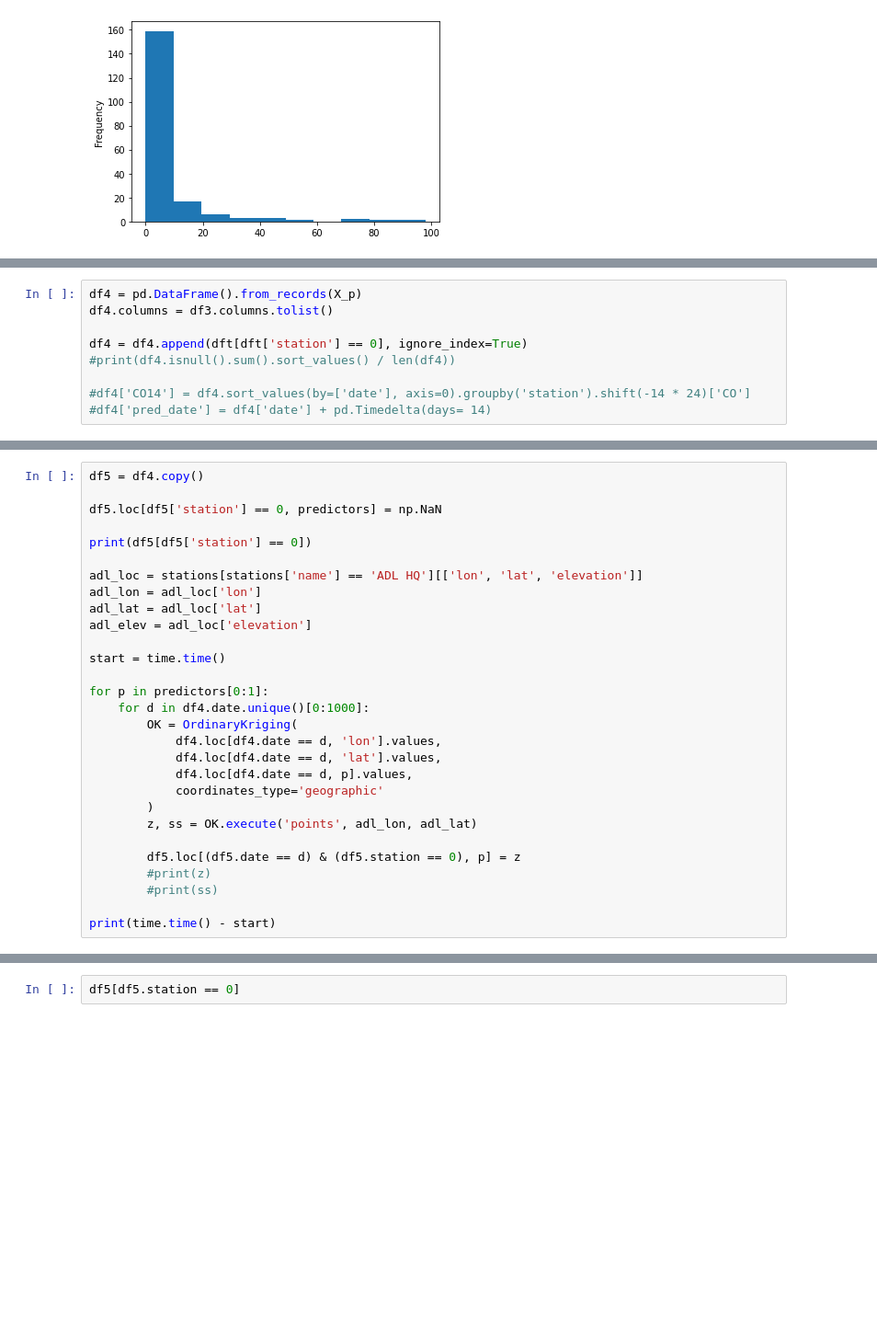
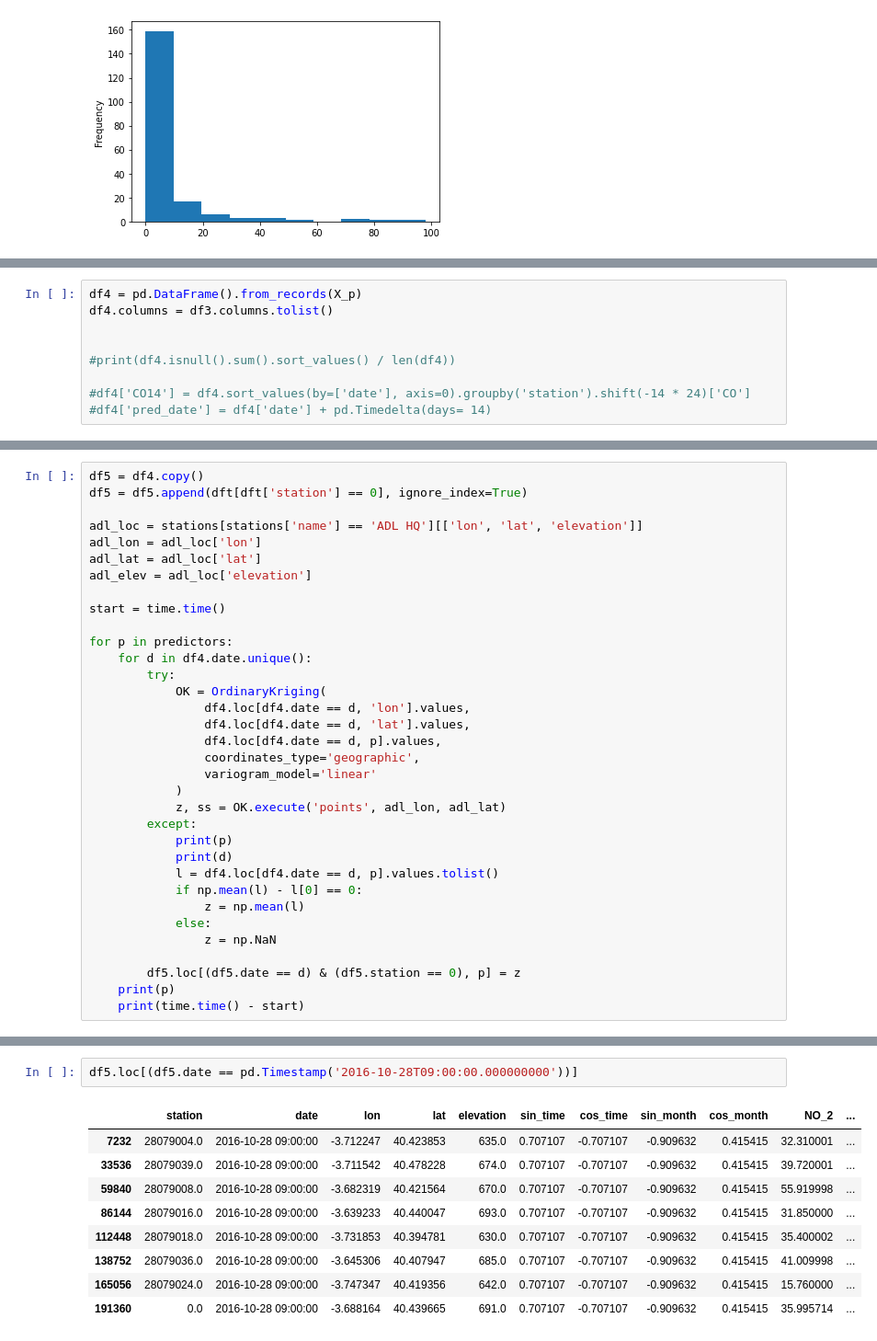
Before and after one commit to owrior/ADL_Project, a Jupyter notebook: adl.exploration.ipynb, the cells around one changed output, grey strips where cells are left out. Shown at 92% size. Cells and saved outputs as stored; diff of their text form; blank space fills up the shorter version.

Commit message:
Started moving processes from exploration to etl and missing_imputation.

```diff
--- a/adl.exploration.ipynb
+++ b/adl.exploration.ipynb
@@ -302,7 +312,7 @@ X_p = np.concatenate((X[:, :2], imputer.fit_transform(X[:, 2:])), axis=1)
 df4 = pd.DataFrame().from_records(X_p)
 df4.columns = df3.columns.tolist()
 
-df4 = df4.append(dft[dft['station'] == 0], ignore_index=True)
+
 #print(df4.isnull().sum().sort_values() / len(df4))
 
 #df4['CO14'] = df4.sort_values(by=['date'], axis=0).groupby('station').shift(-14 * 24)['CO']
@@ -310,9 +322,6 @@ df4 = df4.append(dft[dft['station'] == 0], ignore_index=True)
 # %%
 df5 = df4.copy()
-
-df5.loc[df5['station'] == 0, predictors] = np.NaN
-
-print(df5[df5['station'] == 0])
+df5 = df5.append(dft[dft['station'] == 0], ignore_index=True)
 
 adl_loc = stations[stations['name'] == 'ADL HQ'][['lon', 'lat', 'elevation']]
 adl_lon = adl_loc['lon']
@@ -321,18 +330,26 @@ adl_elev = adl_loc['elevation']
 
 start = time.time()
 
-for p in predictors[0:1]:
-    for d in df4.date.unique()[0:1000]:
-        OK = OrdinaryKriging(
-            df4.loc[df4.date == d, 'lon'].values,
-            df4.loc[df4.date == d, 'lat'].values,
-            df4.loc[df4.date == d, p].values,
-            coordinates_type='geographic'
-        )
-        z, ss = OK.execute('points', adl_lon, adl_lat)
+for p in predictors:
+    for d in df4.date.unique():
+        try:
+            OK = OrdinaryKriging(
+                df4.loc[df4.date == d, 'lon'].values,
+                df4.loc[df4.date == d, 'lat'].values,
+                df4.loc[df4.date == d, p].values,
+                coordinates_type='geographic',
+                variogram_model='linear'
+            )
+            z, ss = OK.execute('points', adl_lon, adl_lat)
+        except:
+            print(p)
+            print(d)
+            l = df4.loc[df4.date == d, p].values.tolist()
+            if np.mean(l) - l[0] == 0:
+                z = np.mean(l)
+            else:
+                z = np.NaN
 
         df5.loc[(df5.date == d) & (df5.station == 0), p] = z
-        #print(z)
-        #print(ss)
-
-print(time.time() - start)
+    print(p)
+    print(time.time() - start)
@@ -339,2 +375,12 @@ print(time.time() - start)
-# %%
-df5[df5.station == 0]
+# %%
+df5.loc[(df5.date == pd.Timestamp('2016-10-28T09:00:00.000000000'))]
+# %% [output]
+|  | station | date | lon | lat | elevation | sin_time | cos_time | sin_month | cos_month | NO_2 | ... |
+| 7232 | 28079004.0 | 2016-10-28 09:00:00 | -3.712247 | 40.423853 | 635.0 | 0.707107 | -0.707107 | -0.909632 | 0.415415 | 32.310001 | ... |
+| 33536 | 28079039.0 | 2016-10-28 09:00:00 | -3.711542 | 40.478228 | 674.0 | 0.707107 | -0.707107 | -0.909632 | 0.415415 | 39.720001 | ... |
+| 59840 | 28079008.0 | 2016-10-28 09:00:00 | -3.682319 | 40.421564 | 670.0 | 0.707107 | -0.707107 | -0.909632 | 0.415415 | 55.919998 | ... |
+| 86144 | 28079016.0 | 2016-10-28 09:00:00 | -3.639233 | 40.440047 | 693.0 | 0.707107 | -0.707107 | -0.909632 | 0.415415 | 31.850000 | ... |
+| 112448 | 28079018.0 | 2016-10-28 09:00:00 | -3.731853 | 40.394781 | 630.0 | 0.707107 | -0.707107 | -0.909632 | 0.415415 | 35.400002 | ... |
+| 138752 | 28079036.0 | 2016-10-28 09:00:00 | -3.645306 | 40.407947 | 685.0 | 0.707107 | -0.707107 | -0.909632 | 0.415415 | 41.009998 | ... |
+| 165056 | 28079024.0 | 2016-10-28 09:00:00 | -3.747347 | 40.419356 | 642.0 | 0.707107 | -0.707107 | -0.909632 | 0.415415 | 15.760000 | ... |
+| 191360 | 0.0 | 2016-10-28 09:00:00 | -3.688164 | 40.439665 | 691.0 | 0.707107 | -0.707107 | -0.909632 | 0.415415 | 35.995714 | ... |
```
Also changed, not shown: parts of 5 cells of this notebook, 2 other files.
